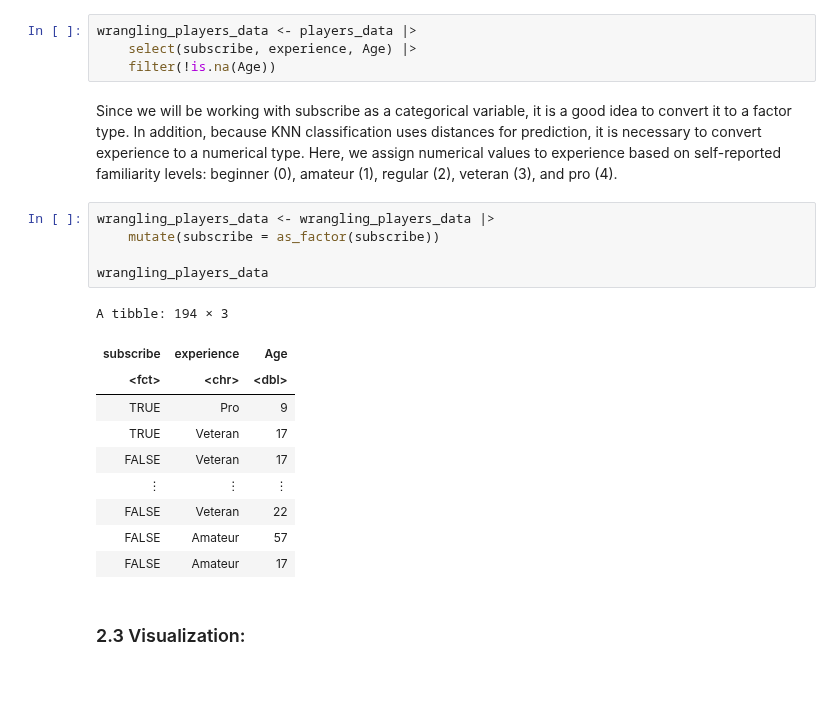
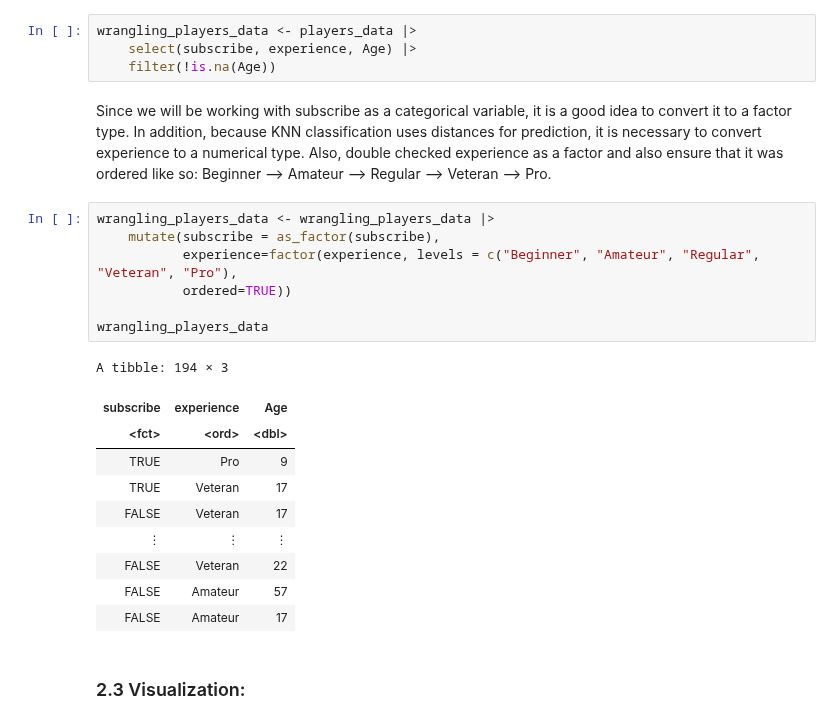
Before and after one commit to Sandyyyin/project_final_report, a Jupyter notebook: project_final_report_1.ipynb, the cells around one changed output. Drawn from its saved outputs; the diff is of its cells as text; blank space fills up the shorter version.

```diff
--- a/project_final_report_1.ipynb
+++ b/project_final_report_1.ipynb
@@ -135,16 +135,18 @@ wrangling_players_data <- players_data |>
     select(subscribe, experience, Age) |>
     filter(!is.na(Age))
 # %% [markdown]
-Since we will be working with subscribe as a categorical variable, it is a good idea to convert it to a factor type. In addition, because KNN classification uses distances for prediction, it is necessary to convert experience to a numerical type. Here, we assign numerical values to experience based on self-reported familiarity levels: beginner (0), amateur (1), regular (2), veteran (3), and pro (4).
+Since we will be working with subscribe as a categorical variable, it is a good idea to convert it to a factor type. In addition, because KNN classification uses distances for prediction, it is necessary to convert experience to a numerical type. Also, double checked experience as a factor and also ensure that it was ordered like so: Beginner --> Amateur --> Regular --> Veteran --> Pro.
 # %%
 wrangling_players_data <- wrangling_players_data |>
-    mutate(subscribe = as_factor(subscribe))
+    mutate(subscribe = as_factor(subscribe),
+           experience=factor(experience, levels = c("Beginner", "Amateur", "Regular", "Veteran", "Pro"),
+           ordered=TRUE))
 
 wrangling_players_data
 # %% [output]
 A tibble: 194 × 3
 | subscribe | experience | Age |
-| <fct> | <chr> | <dbl> |
+| <fct> | <ord> | <dbl> |
 | TRUE | Pro | 9 |
 | TRUE | Veteran | 17 |
 | FALSE | Veteran | 17 |
```
Also changed, not shown: parts of 4 cells of this notebook.
